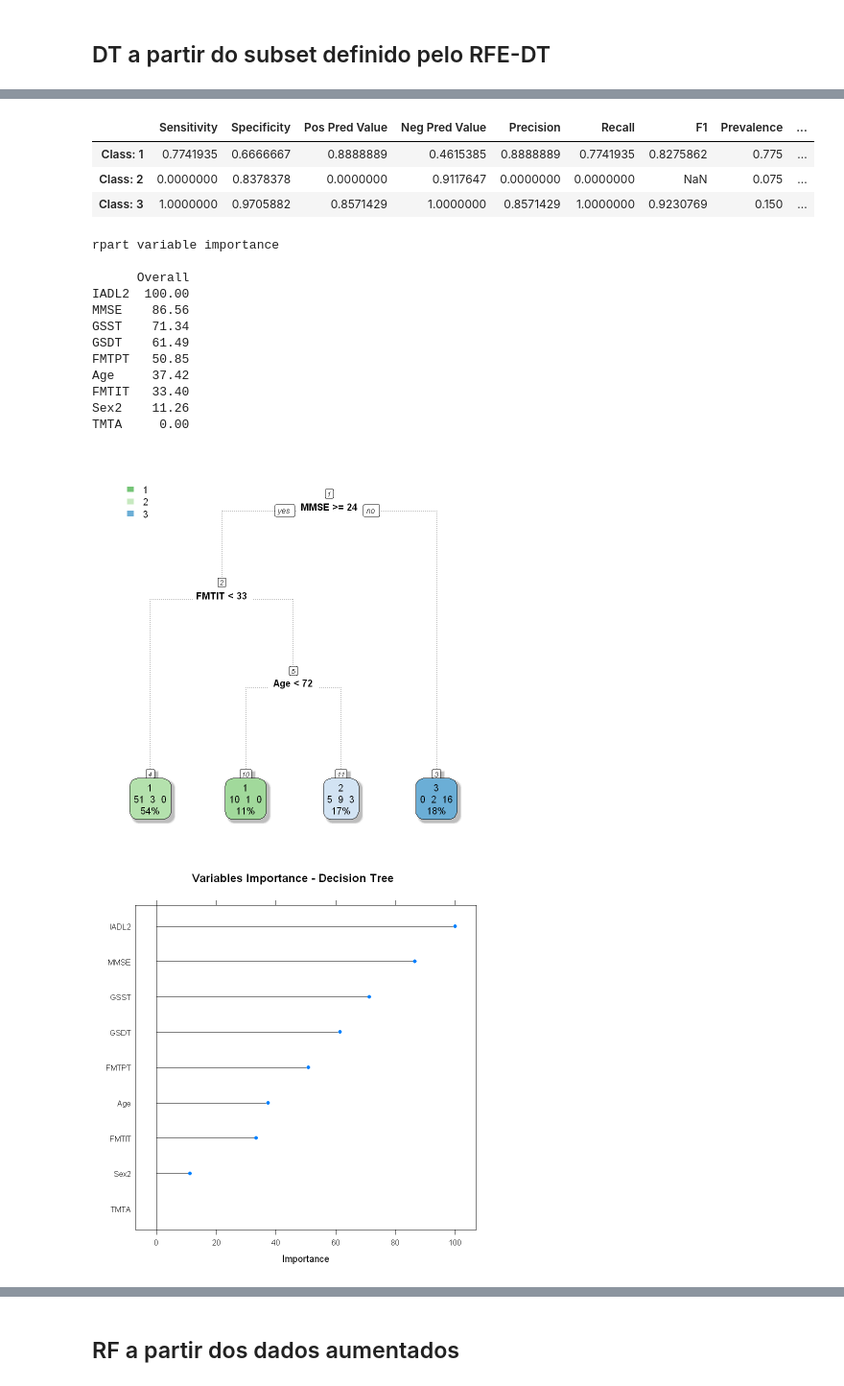
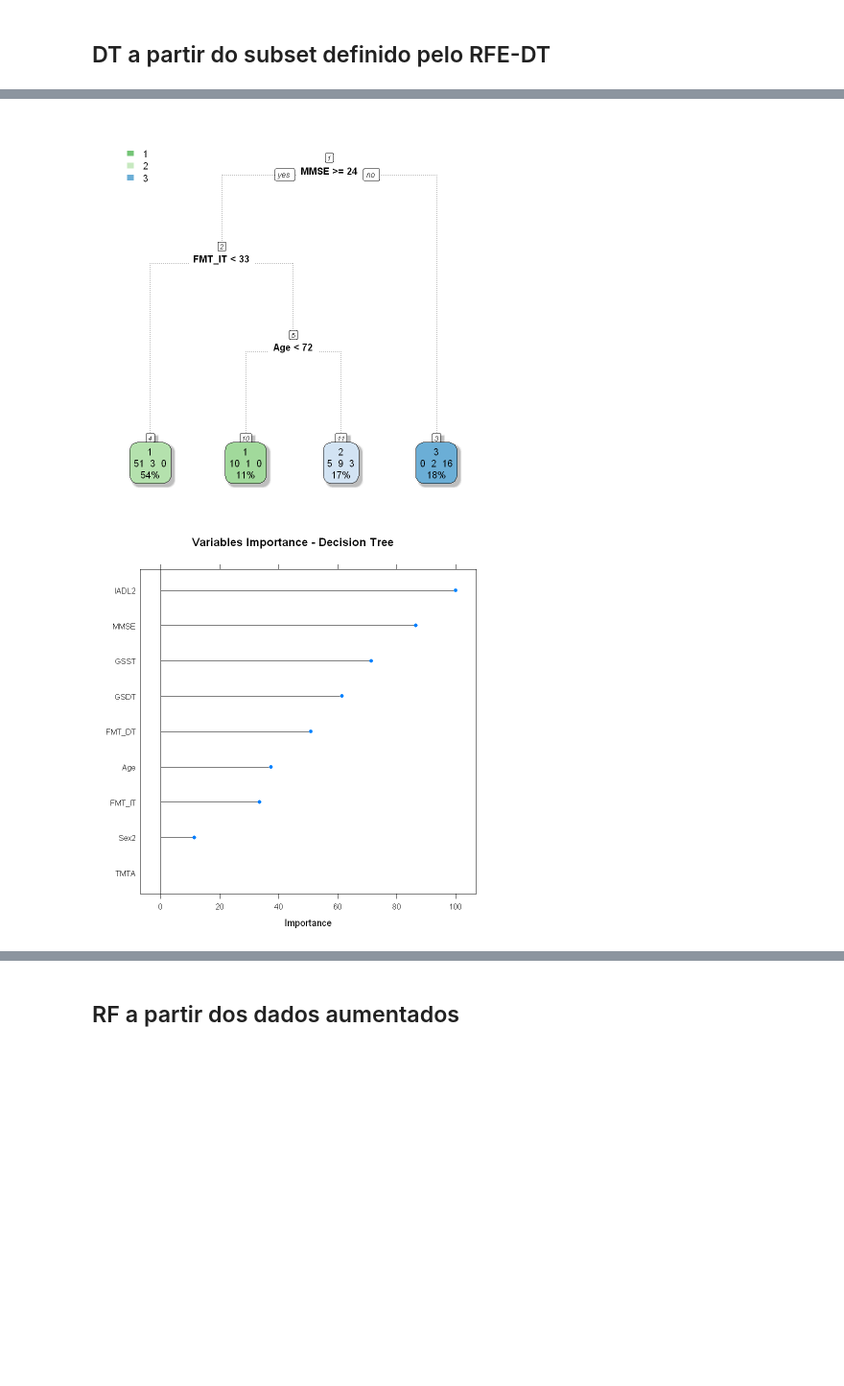
Before and after one commit to RenanBaltar/Analise-artigo-idosos, a Jupyter notebook: analise-artigo-felipe.ipynb, the cells around one changed output, grey strips where cells are left out. Shown: that part at 96% size. Saved outputs shown, nothing was run; the diff lists cells and outputs as text; code cells hidden in the pictures; blank space fills up the shorter version.

```diff
--- a/analise-artigo-felipe.ipynb
+++ b/analise-artigo-felipe.ipynb
@@ -280,12 +258,13 @@ The top 5 variables (out of 9):
 ## DT a partir do subset definido pelo RFE-DT
 # %%
 data_train_rfe2<- data_train[,c("Diagnosis","MMSE",
-                                "IADL","GSDT","FMTPT","FMTIT","GSST","TMTA","Sex","Age")]
+                                "IADL","GSDT","FMT_DT","FMT_IT","GSST","TMTA","Sex","Age")]
 data_test_rfe2<- data_test[,c("Diagnosis","MMSE",
-                              "IADL","GSDT","FMTPT","FMTIT","GSST","TMTA","Sex","Age")]
+                              "IADL","GSDT","FMT_DT","FMT_IT","GSST","TMTA","Sex","Age")]
 head(data_train_rfe2)
+colnames(data_train_rfe2) <- make.names(colnames(data_train_rfe2))
 set.seed(44)
-Tree_model1=train(Diagnosis~.,data=data_train_rfe2,method='rpart',metric=ifelse(is.factor(data_train_rfe$Diagnosis),"Kappa","RMSE"),trControl=trainControl(method='cv',number=5,savePredictions=TRUE))
+Tree_model1=train(Diagnosis~.,data=data_train_rfe2,method='rpart',metric="Kappa",trControl=trainControl(method='cv',number=5,savePredictions=TRUE))
 Tree_model1 #Acurácia=81.03% e kappa=57.38% e cp=0
 #Tree_model1$pred
 plot(Tree_model1)
@@ -364,19 +356,3 @@ A matrix: 3 × 11 of type dbl
-|  | Sensitivity | Specificity | Pos Pred Value | Neg Pred Value | Precision | Recall | F1 | Prevalence | ... |
-| Class: 1 | 0.7741935 | 0.6666667 | 0.8888889 | 0.4615385 | 0.8888889 | 0.7741935 | 0.8275862 | 0.775 | ... |
-| Class: 2 | 0.0000000 | 0.8378378 | 0.0000000 | 0.9117647 | 0.0000000 | 0.0000000 | NaN | 0.075 | ... |
-| Class: 3 | 1.0000000 | 0.9705882 | 0.8571429 | 1.0000000 | 0.8571429 | 1.0000000 | 0.9230769 | 0.150 | ... |
-rpart variable importance
-
-      Overall
-IADL2  100.00
-MMSE    86.56
-GSST    71.34
-GSDT    61.49
-FMTPT   50.85
-Age     37.42
-FMTIT   33.40
-Sex2    11.26
-TMTA     0.00
-[figure, old version]
+[figure, new version]
-[figure, old version]
+[figure, new version]
 # %% [markdown]
```
Also changed, not shown: parts of 10 cells of this notebook, 1 other file.
